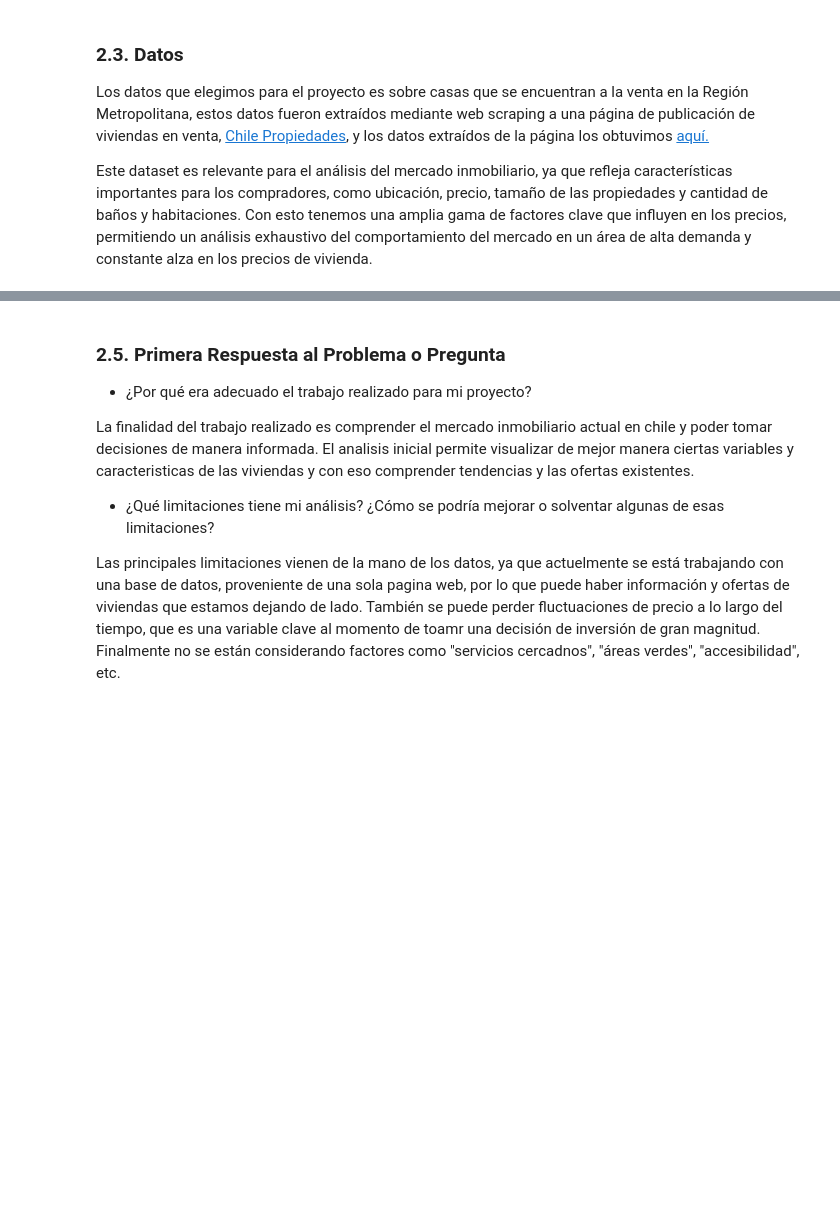
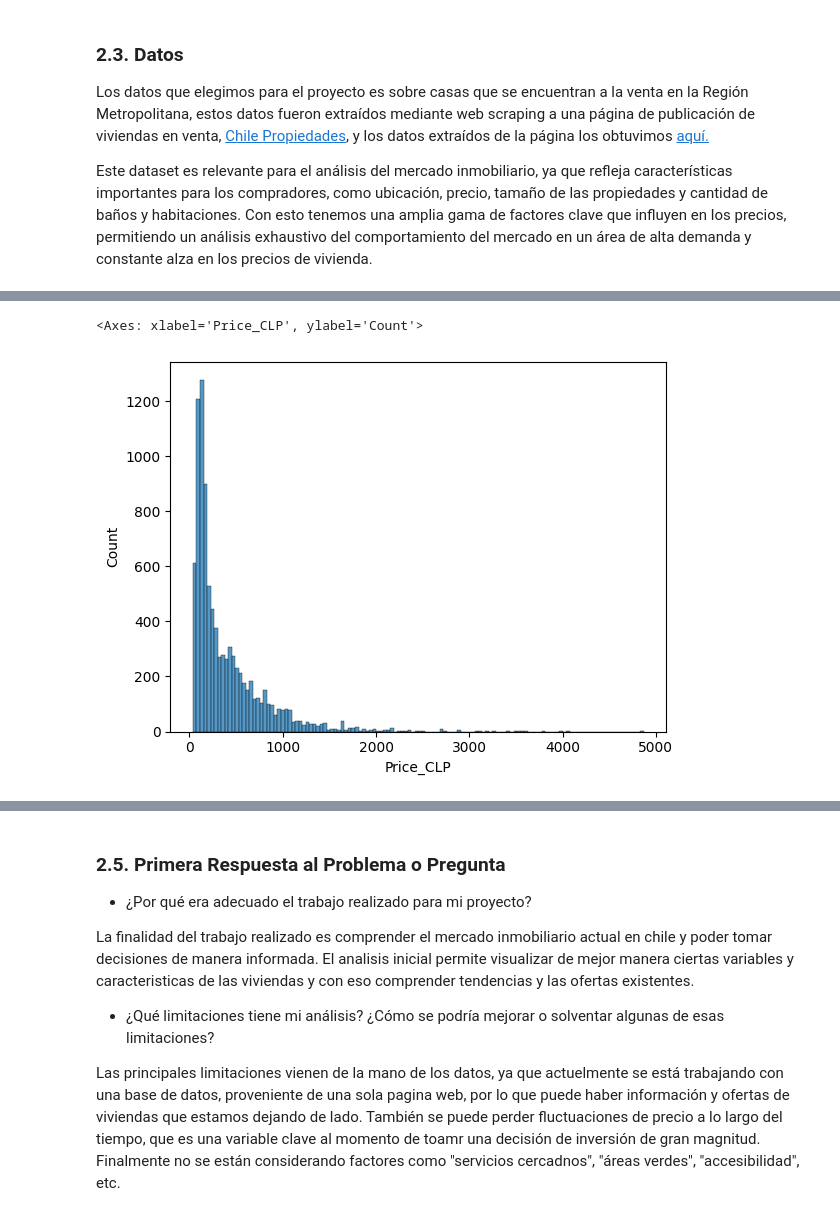
Before and after one commit to cristobalstrange/ProyectoIIC2433, a Jupyter notebook: Entrega2-mineria.ipynb, the cells around one changed output, grey strips where cells are left out. Cells and saved outputs as stored; diff of their text form; code cells hidden in the pictures; blank space fills up the shorter version.

```diff
--- a/Entrega2-mineria.ipynb
+++ b/Entrega2-mineria.ipynb
@@ -26,0 +41,9 @@ Este dataset es relevante para el análisis del mercado inmobiliario, ya que ref
+# %%
+df = pd.read_csv("Data/2023-07-18 Propiedades Web Scrape.csv")
+df = df[["Price_CLP","Comuna","Dorms","Baths","Built Area","Total Area","Parking","Ubicacion","Realtor"]]
+
+df = df[df["Price_CLP"].notna()]
+df = df.sort_values(by="Built Area", ascending=False)
+df["Price_CLP"] = df["Price_CLP"].map(lambda x:x / 1000000)
+
+df.head()
@@ -26,0 +57,5 @@ Este dataset es relevante para el análisis del mercado inmobiliario, ya que ref
+# %%
+sns.histplot(df["Price_CLP"], stat="count")
+# %% [output]
+<Axes: xlabel='Price_CLP', ylabel='Count'>
+[figure, added]
```
Also changed, not shown: parts of 9 cells of this notebook.
